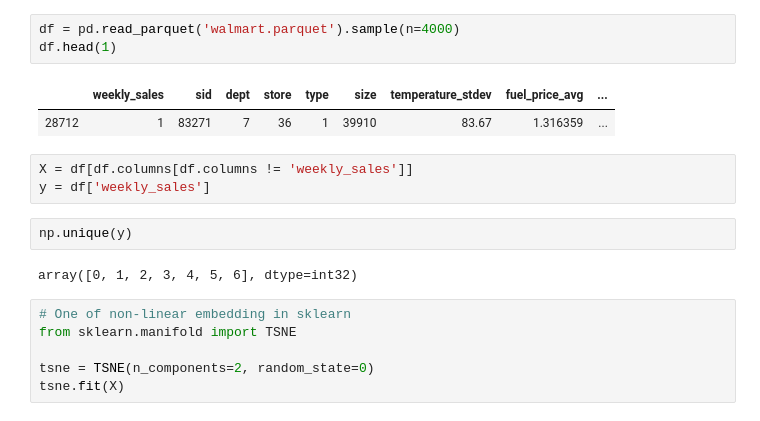
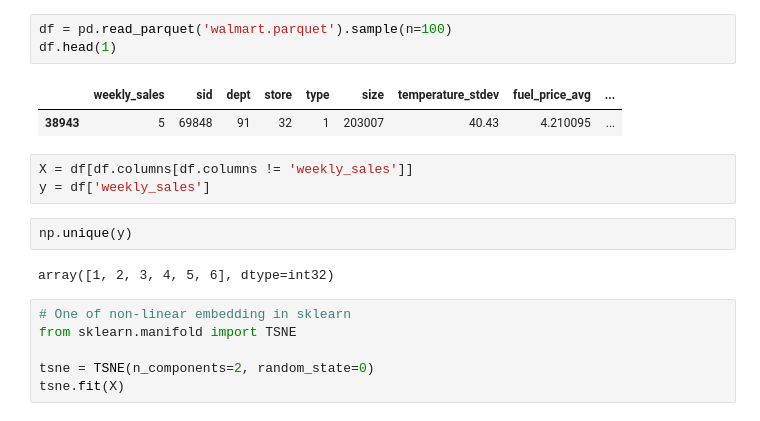
Before and after one commit to maropu/jupyterlab-dockerfile, a Jupyter notebook: examples/TSNE.ipynb, the cells around one changed output. Saved outputs shown, nothing was run; the diff lists cells and outputs as text.

```diff
--- a/examples/TSNE.ipynb
+++ b/examples/TSNE.ipynb
@@ -1,16 +1,16 @@
 # %%
-df = pd.read_parquet('walmart.parquet').sample(n=4000)
+df = pd.read_parquet('walmart.parquet').sample(n=100)
 df.head(1)
 # %% [output]
 |  | weekly_sales | sid | dept | store | type | size | temperature_stdev | fuel_price_avg | ... |
-| 28712 | 1 | 83271 | 7 | 36 | 1 | 39910 | 83.67 | 1.316359 | ... |
+| 38943 | 5 | 69848 | 91 | 32 | 1 | 203007 | 40.43 | 4.210095 | ... |
 # %%
 X = df[df.columns[df.columns != 'weekly_sales']]
 y = df['weekly_sales']
 # %%
 np.unique(y)
 # %% [output]
-array([0, 1, 2, 3, 4, 5, 6], dtype=int32)
+array([1, 2, 3, 4, 5, 6], dtype=int32)
 # %%
 # One of non-linear embedding in sklearn
 from sklearn.manifold import TSNE
```
Also changed, not shown: parts of 3 cells of this notebook.
